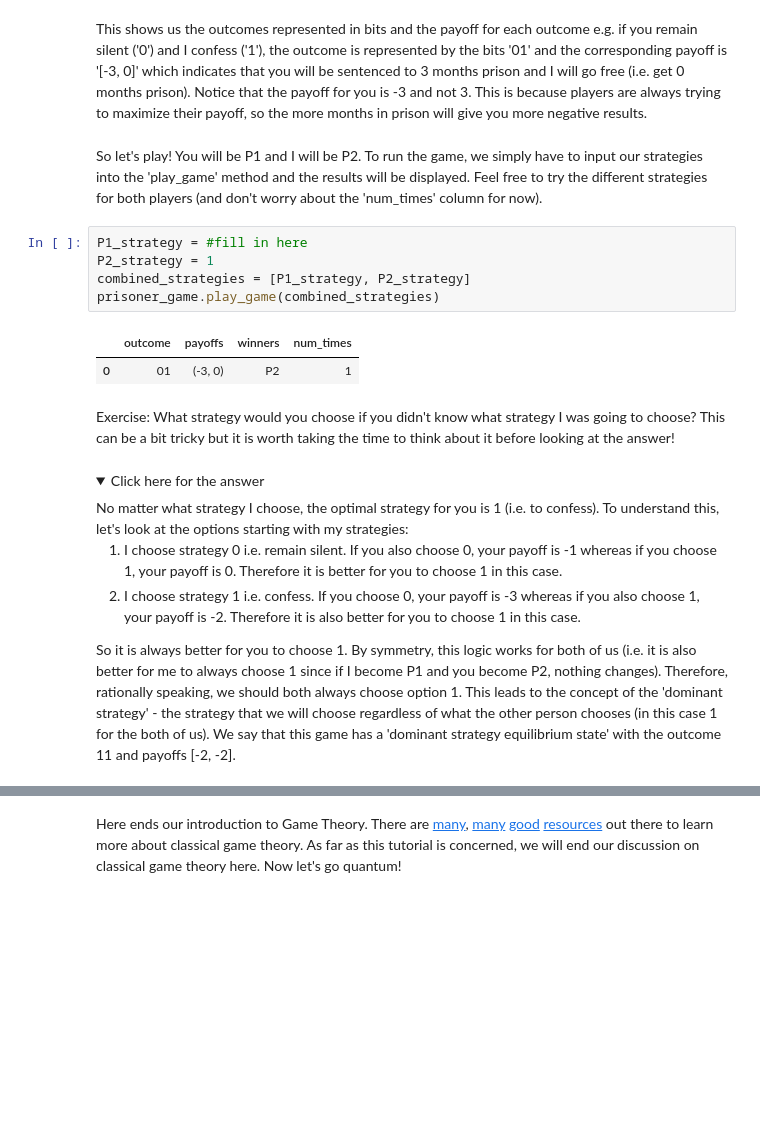
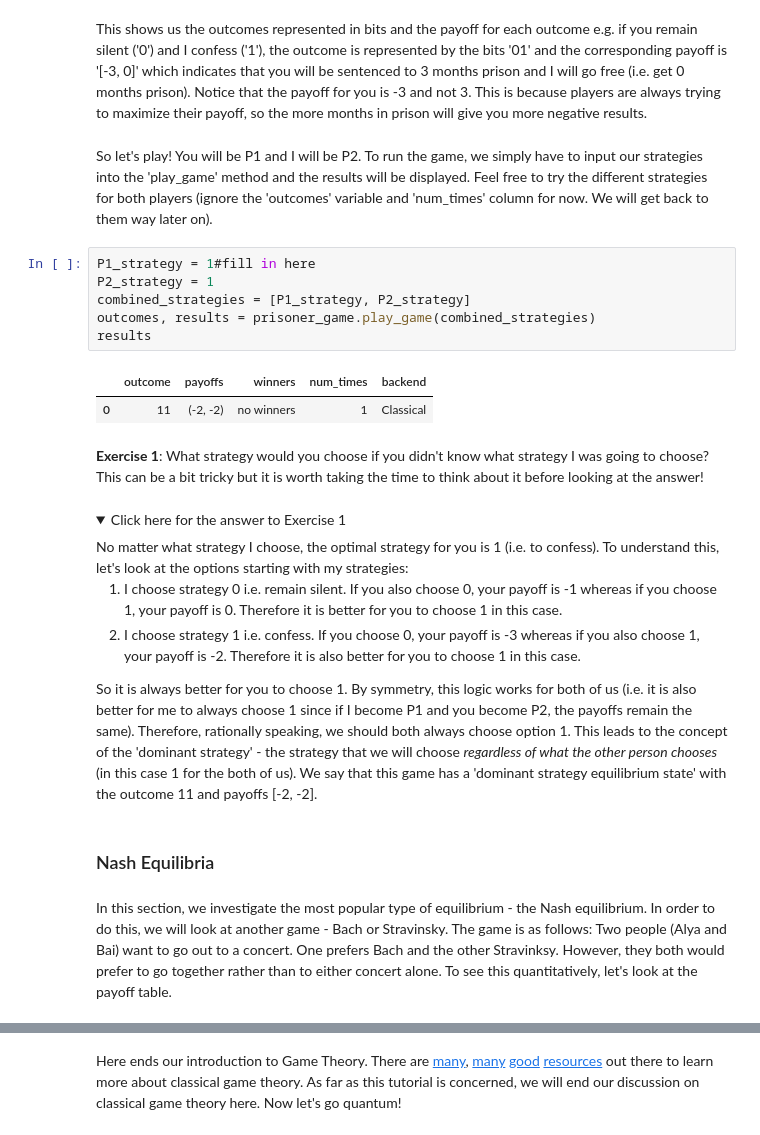
Before and after one commit to desireevl/quantum-game-theory, a Jupyter notebook: quantum_game_theory.ipynb, the cells around one changed output, grey strips where cells are left out. Saved outputs shown, nothing was run; the diff lists cells and outputs as text; folded sections open; blank space fills up the shorter version.

```diff
--- a/quantum_game_theory.ipynb
+++ b/quantum_game_theory.ipynb
@@ -62,24 +57,29 @@ Payoffs:
 # %% [markdown]
 This shows us the outcomes represented in bits and the payoff for each outcome e.g. if you remain silent ('0') and I confess ('1'), the outcome is represented by the bits '01' and the corresponding payoff is '[-3, 0]' which indicates that you will be sentenced to 3 months prison and I will go free (i.e. get 0 months prison). Notice that the payoff for you is -3 and not 3. This is because players are always trying to maximize their payoff, so the more months in prison will give you more negative results.
 # %% [markdown]
-So let's play! You will be P1 and I will be P2. To run the game, we simply have to input our strategies into the 'play_game' method and the results will be displayed. Feel free to try the different strategies for both players (and don't worry about the 'num_times' column for now).
+So let's play! You will be P1 and I will be P2. To run the game, we simply have to input our strategies into the 'play_game' method and the results will be displayed. Feel free to try the different strategies for both players (ignore the 'outcomes' variable and 'num_times' column for now. We will get back to them way later on).
 # %%
-P1_strategy = #fill in here
+P1_strategy = 1#fill in here
 P2_strategy = 1
 combined_strategies = [P1_strategy, P2_strategy]
-prisoner_game.play_game(combined_strategies)
+outcomes, results = prisoner_game.play_game(combined_strategies)
+results
 # %% [output]
-|  | outcome | payoffs | winners | num_times |
-| 0 | 01 | (-3, 0) | P2 | 1 |
+|  | outcome | payoffs | winners | num_times | backend |
+| 0 | 11 | (-2, -2) | no winners | 1 | Classical |
 # %% [markdown]
-Exercise: What strategy would you choose if you didn't know what strategy I was going to choose? This can be a bit tricky but it is worth taking the time to think about it before looking at the answer!
+__Exercise 1__: What strategy would you choose if you didn't know what strategy I was going to choose? This can be a bit tricky but it is worth taking the time to think about it before looking at the answer!
 # %% [markdown]
 <details>
-<summary>Click here for the answer</summary>
+<summary>Click here for the answer to Exercise 1</summary>
 No matter what strategy I choose, the optimal strategy for you is 1 (i.e. to confess). To understand this, let's look at the options starting with my strategies:
 <ol>
   <li>I choose strategy 0 i.e. remain silent. If you also choose 0, your payoff is -1 whereas if you choose 1, your payoff is 0. Therefore it is better for you to choose 1 in this case.</li>
   <li>I choose strategy 1 i.e. confess. If you choose 0, your payoff is -3 whereas if you also choose 1, your payoff is -2. Therefore it is also better for you to choose 1 in this case.</li>
 </ol>
-So it is always better for you to choose 1. By symmetry, this logic works for both of us (i.e. it is also better for me to always choose 1 since if I become P1 and you become P2, nothing changes). Therefore, rationally speaking, we should both always choose option 1. This leads to the concept of the 'dominant strategy' - the strategy that we will choose regardless of what the other person chooses (in this case 1 for the both of us). We say that this game has a 'dominant strategy equilibrium state' with the outcome 11 and payoffs [-2, -2].
+So it is always better for you to choose 1. By symmetry, this logic works for both of us (i.e. it is also better for me to always choose 1 since if I become P1 and you become P2, the payoffs remain the same). Therefore, rationally speaking, we should both always choose option 1. This leads to the concept of the 'dominant strategy' - the strategy that we will choose <i>regardless of what the other person chooses</i> (in this case 1 for the both of us). We say that this game has a 'dominant strategy equilibrium state' with the outcome 11 and payoffs [-2, -2].
 </details>
+# %% [markdown]
+### Nash Equilibria
+# %% [markdown]
+In this section, we investigate the most popular type of equilibrium - the Nash equilibrium. In order to do this, we will look at another game - Bach or Stravinsky. The game is as follows: Two people (Alya and Bai) want to go out to a concert. One prefers Bach and the other Stravinksy. However, they both would prefer to go together rather than to either concert alone. To see this quantitatively, let's look at the payoff table.
```
Also changed, not shown: parts of 71 cells of this notebook, 2 other files.
